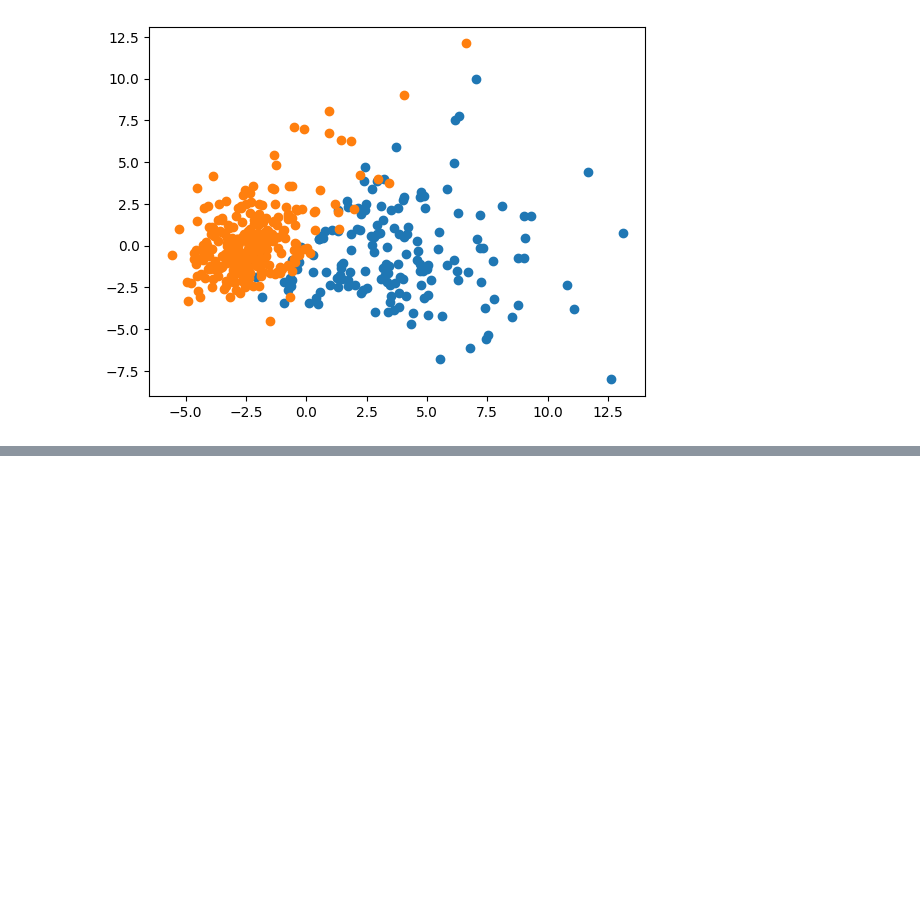
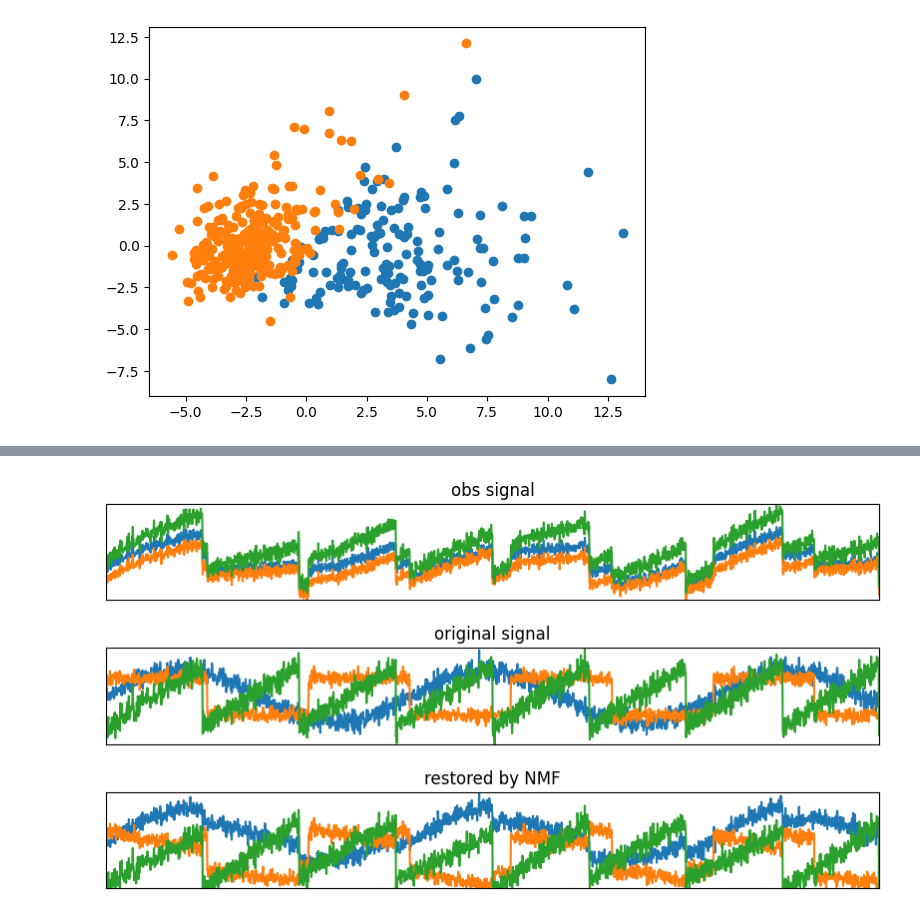
Before and after one commit to 2yuri89/workspace, a Jupyter notebook: ml-basic/example_16.ipynb, the cells around one changed output, grey strips where cells are left out. Cells and saved outputs as stored; diff of their text form; code cells hidden in the pictures; blank space fills up the shorter version.

```diff
--- a/ml-basic/example_16.ipynb
+++ b/ml-basic/example_16.ipynb
@@ -136,0 +193,15 @@ plt.show()
+# %%
+models = [X, S, S_,]
+names = ['obs signal',      # 관측된 시그널(노이즈)
+         'original signal', # 오리지널 시그널
+         'restored by NMF'] # 복원된 시그널
+
+fig, axes = plt.subplots(3, figsize=(10, 5), gridspec_kw={'hspace': .5},
+                         subplot_kw={'xticks': (), 'yticks': ()})
+
+for model, name, ax in zip(models, names, axes):
+    ax.set_title(name)
+    ax.plot(model[:, :3], '-')
+    ax.margins(0)
+# %% [output]
+[figure, added]
```
Also changed, not shown: parts of 12 cells of this notebook.
